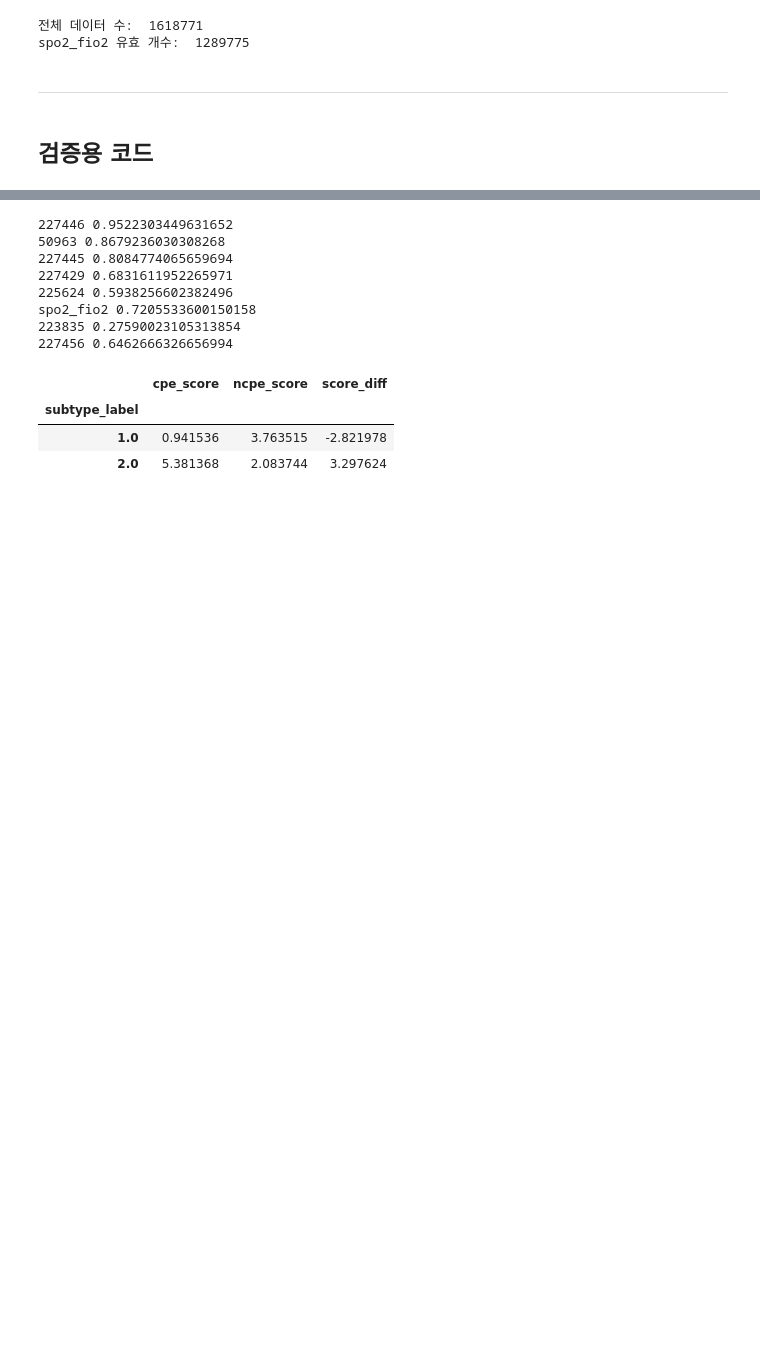
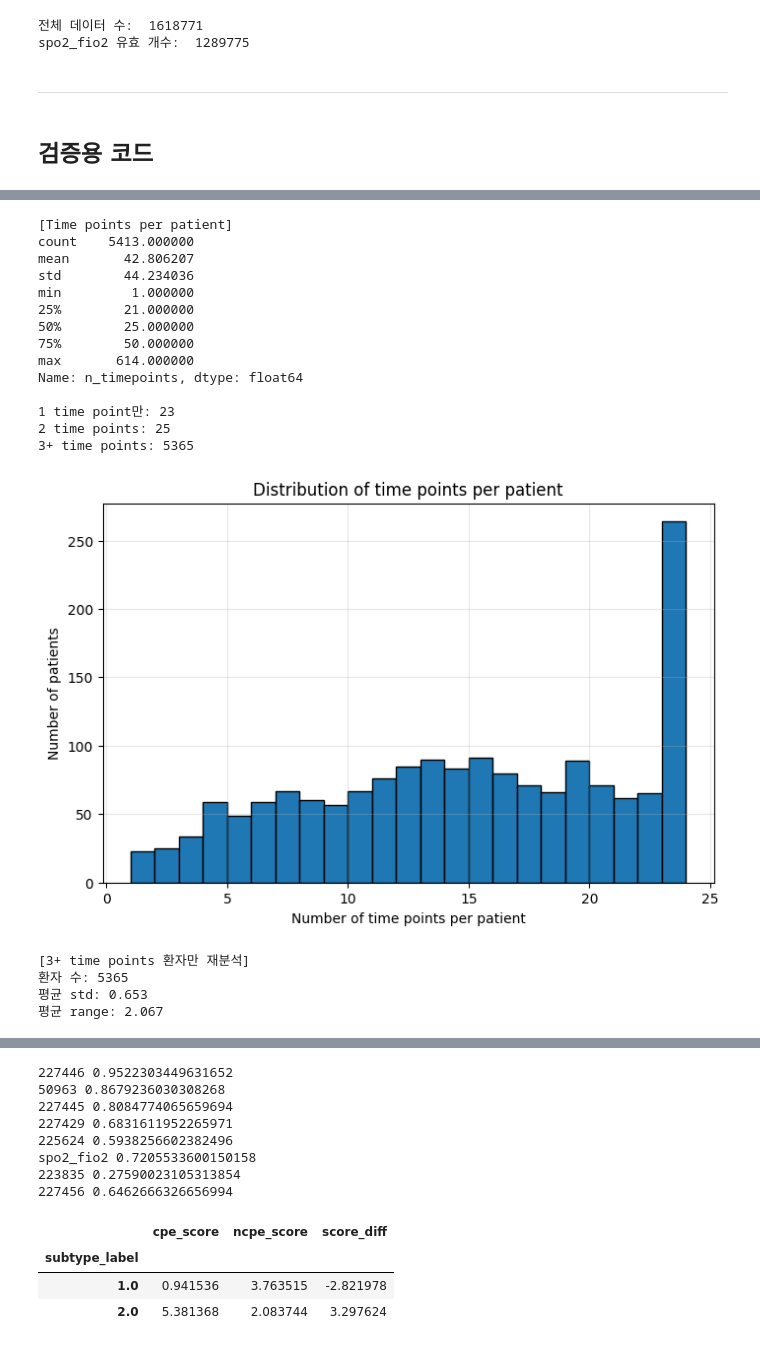
Before and after one commit to lastdancewithyou/multimodal_edema_prediction, a Jupyter notebook: preprocess/time_series_cxr_preprocess_20260316.ipynb, the cells around one changed output, grey strips where cells are left out. Drawn from its saved outputs; the diff is of its cells as text; code cells hidden in the pictures; blank space fills up the shorter version.

```diff
--- a/preprocess/time_series_cxr_preprocess_20260316.ipynb
+++ b/preprocess/time_series_cxr_preprocess_20260316.ipynb
@@ -1027,0 +1184,43 @@ test.loc[mask, result_df.columns] = result_df
+# %%
+# Time points per patient 분포
+print("\n[Time points per patient]")
+print(patient_temporal_stats['n_timepoints'].describe())
+print(f"\n1 time point만: {(patient_temporal_stats['n_timepoints'] == 1).sum()}")
+print(f"2 time points: {(patient_temporal_stats['n_timepoints'] == 2).sum()}")
+print(f"3+ time points: {(patient_temporal_stats['n_timepoints'] >= 3).sum()}")
+
+# 히스토그램
+plt.figure(figsize=(8, 5))
+plt.hist(patient_temporal_stats['n_timepoints'], bins=range(1, 25), edgecolor='black')
+plt.xlabel('Number of time points per patient')
+plt.ylabel('Number of patients')
+plt.title('Distribution of time points per patient')
+plt.grid(alpha=0.3)
+plt.show()
+
+# 3+ time points 있는 환자들만 다시 분석
+multi_timepoint = patient_temporal_stats[patient_temporal_stats['n_timepoints'] >= 3]
+print(f"\n[3+ time points 환자만 재분석]")
+print(f"환자 수: {len(multi_timepoint)}")
+print(f"평균 std: {multi_timepoint['std_score'].mean():.3f}")
+print(f"평균 range: {multi_timepoint['range_score'].mean():.3f}")
+# %% [output]
+[Time points per patient]
+count    5413.000000
+mean       42.806207
+std        44.234036
+min         1.000000
+25%        21.000000
+50%        25.000000
+75%        50.000000
+max       614.000000
+Name: n_timepoints, dtype: float64
+
+1 time point만: 23
+2 time points: 25
+3+ time points: 5365
+[figure, added]
+[3+ time points 환자만 재분석]
+환자 수: 5365
+평균 std: 0.653
+평균 range: 2.067
```
Also changed, not shown: parts of 8 cells of this notebook, 15 other files.
